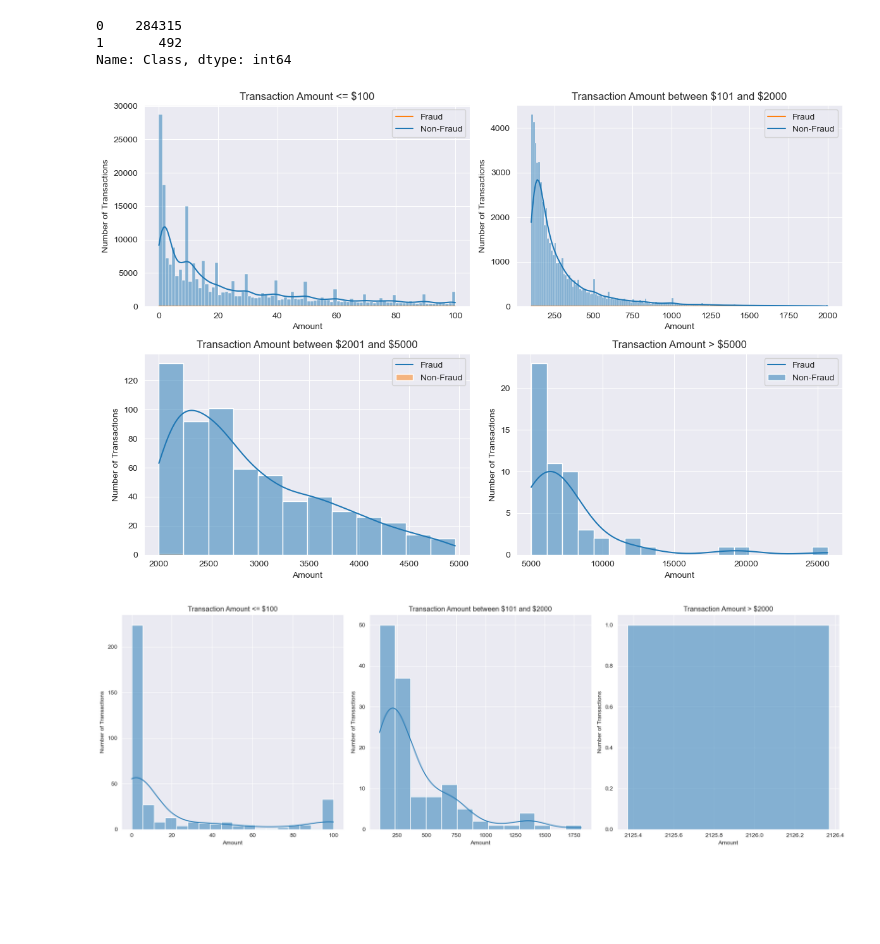
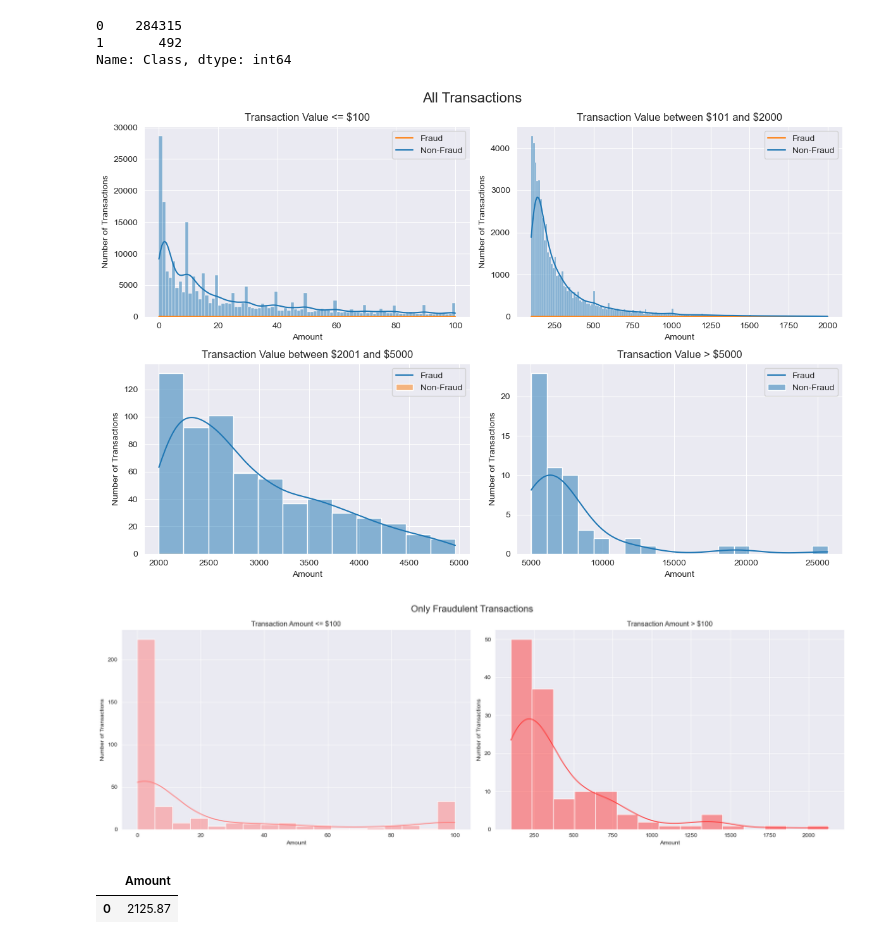
Before and after one commit to Sandokhan/creditcard-egd, a Jupyter notebook: main.ipynb, the cells around one changed output. Cells and saved outputs as stored; diff of their text form; code cells hidden in the pictures; blank space fills up the shorter version.

Commit message:
Add more features to charts and fix minor issues.

```diff
--- a/main.ipynb
+++ b/main.ipynb
@@ -129,10 +129,10 @@ df_aux = df.select("Class", "Amount").toPandas()
 
 # Define amount ranges
 amount_ranges = [
-    {"range": "Transaction Amount <= $100", "min_amount": 0, "max_amount": 100},
-    {"range": "Transaction Amount between \$101 and \$2000", "min_amount": 101, "max_amount": 2000},
-    {"range": "Transaction Amount between \$2001 and \$5000", "min_amount": 2001, "max_amount": 5000},
-    {"range": "Transaction Amount > $5000", "min_amount": 5001, "max_amount": df_aux["Amount"].max()}
+    {"range": "Transaction Value <= $100", "min_amount": 0, "max_amount": 100},
+    {"range": "Transaction Value between \$101 and \$2000", "min_amount": 101, "max_amount": 2000},
+    {"range": "Transaction Value between \$2001 and \$5000", "min_amount": 2001, "max_amount": 5000},
+    {"range": "Transaction Value > $5000", "min_amount": 5001, "max_amount": df_aux["Amount"].max()}
 ]
 
 # Create four subplots for different amount ranges
@@ -151,33 +151,39 @@ for idx, amount_range in enumerate(amount_ranges):
     axes[row_idx, col_idx].set_ylabel("Number of Transactions")
     axes[row_idx, col_idx].legend(labels=["Fraud", "Non-Fraud"])
 
+fig.suptitle("All Transactions", fontsize=16)
 plt.tight_layout()
 plt.show()
 # %% [output]
-[figure, old version]
+[figure, new version]
 # %%
 # Only fraud transactions
 only_fraud = df.filter(df.Class == 1).select("Amount").toPandas()
 
+# Add a pallet
+aux_pal = ["#ff7f7f", "#ff3c3c"]
+
 # Create three subplots for different amount ranges
-fig, axes = plt.subplots(nrows=1, ncols=3, figsize=(18, 6))
+fig, axes = plt.subplots(nrows=1, ncols=2, figsize=(18, 6))
 
 # Amount range <= 100
-sns.histplot(data=only_fraud[only_fraud["Amount"] <= 100], x="Amount", ax=axes[0], kde=True)
+sns.histplot(data=only_fraud[only_fraud["Amount"] <= 100], x="Amount", ax=axes[0], kde=True, color=aux_pal[0])
 axes[0].set_title("Transaction Amount <= $100")
 axes[0].set_ylabel("Number of Transactions")
 
-# Amount range <= 2000
-sns.histplot(data=only_fraud[(only_fraud["Amount"] > 100) & (only_fraud["Amount"] <= 2000)], x="Amount", ax=axes[1], kde=True)
-axes[1].set_title("Transaction Amount between \$101 and \$2000")
+# Amount range > 100
+sns.histplot(data=only_fraud[(only_fraud["Amount"] > 100)], x="Amount", ax=axes[1], kde=True, color=aux_pal[1])
+axes[1].set_title("Transaction Amount > $100")
 axes[1].set_ylabel("Number of Transactions")
 
-# Amount range > 2000
-sns.histplot(data=only_fraud[only_fraud["Amount"] > 2000], x="Amount", ax=axes[2], kde=True)
-axes[2].set_title("Transaction Amount > $2000")
-axes[2].set_ylabel("Number of Transactions")
-
+fig.suptitle("Only Fraudulent Transactions", fontsize=16)
 plt.tight_layout()
 plt.show()
 # %% [output]
-[figure, old version]
+[figure, new version]
+# %%
+ax0 = df.filter((df.Class == 1) & (df.Amount > 2000)).select("Amount").toPandas()
+ax0
+# %% [output]
+|  | Amount |
+| 0 | 2125.87 |
```
